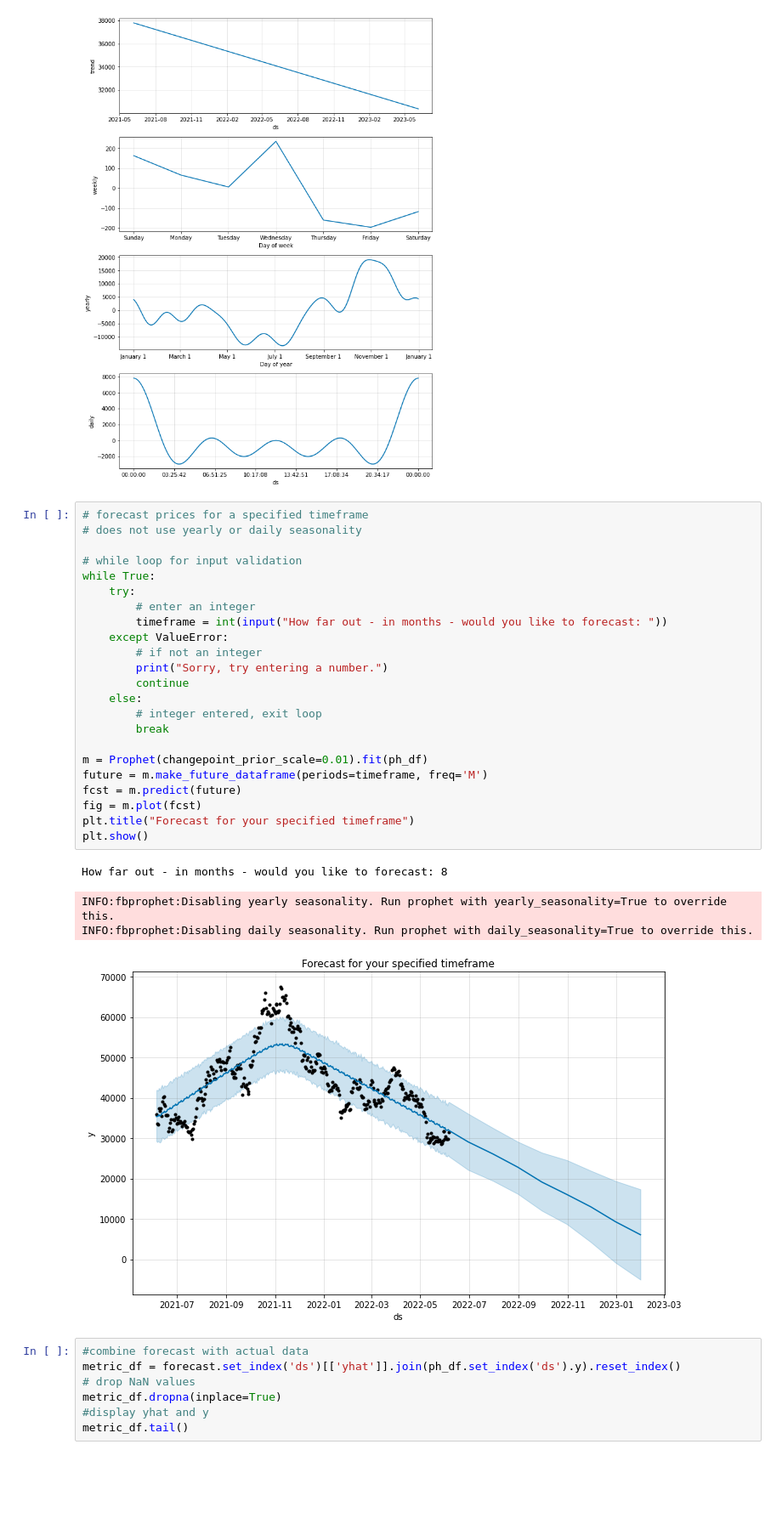
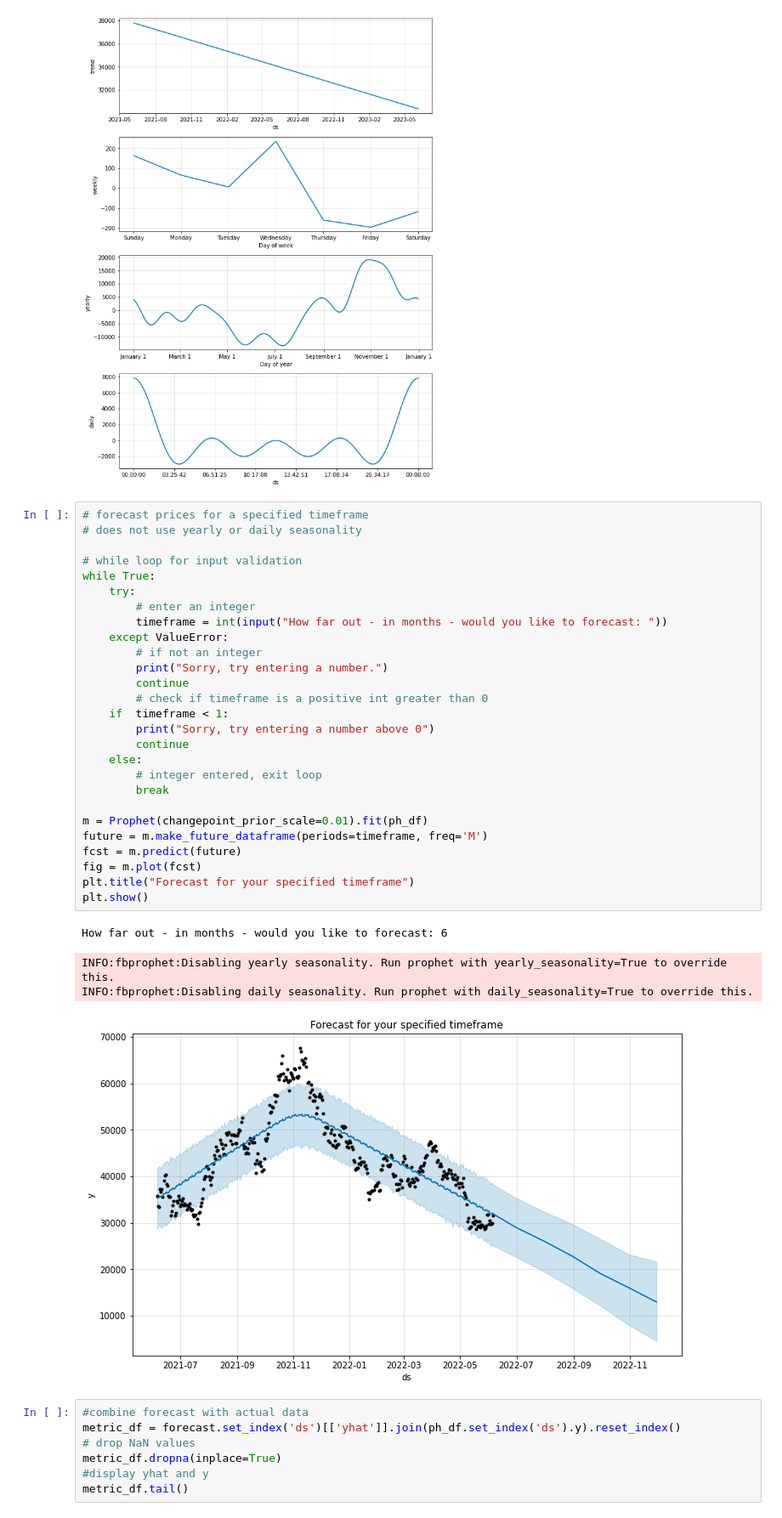
Before and after one commit to colbyenbody/crypto_price_forecaster, a Jupyter notebook: price_forecaster.ipynb, the cells around one changed output. Shown at 85% size. Saved outputs shown, nothing was run; the diff lists cells and outputs as text; blank space fills up the shorter version.

```diff
--- a/price_forecaster.ipynb
+++ b/price_forecaster.ipynb
@@ -145,31 +145,35 @@ plt.show()
 # %%
 # forecast prices for a specified timeframe
 # does not use yearly or daily seasonality
 
 # while loop for input validation
 while True:
     try:
         # enter an integer
         timeframe = int(input("How far out - in months - would you like to forecast: "))
     except ValueError:
         # if not an integer
         print("Sorry, try entering a number.")
         continue
+        # check if timeframe is a positive int greater than 0
+    if  timeframe < 1:
+        print("Sorry, try entering a number above 0")
+        continue
     else:
         # integer entered, exit loop
         break
 
 m = Prophet(changepoint_prior_scale=0.01).fit(ph_df)
 future = m.make_future_dataframe(periods=timeframe, freq='M')
 fcst = m.predict(future)
 fig = m.plot(fcst)
 plt.title("Forecast for your specified timeframe")
 plt.show()
 # %% [output]
-How far out - in months - would you like to forecast: 8
+How far out - in months - would you like to forecast: 6
 INFO:fbprophet:Disabling yearly seasonality. Run prophet with yearly_seasonality=True to override this.
 INFO:fbprophet:Disabling daily seasonality. Run prophet with daily_seasonality=True to override this.
-[figure, old version]
+[figure, new version]
 # %%
 #combine forecast with actual data
 metric_df = forecast.set_index('ds')[['yhat']].join(ph_df.set_index('ds').y).reset_index()
```
